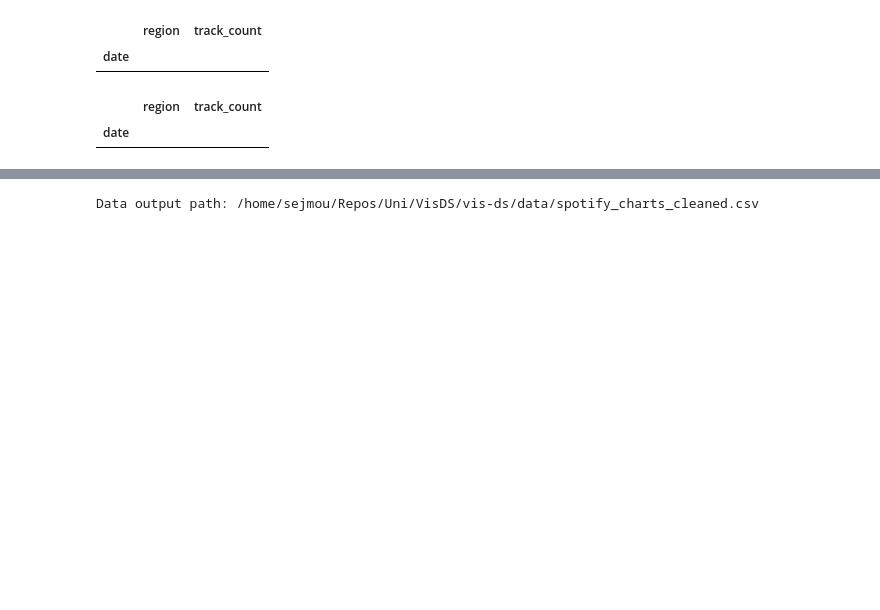
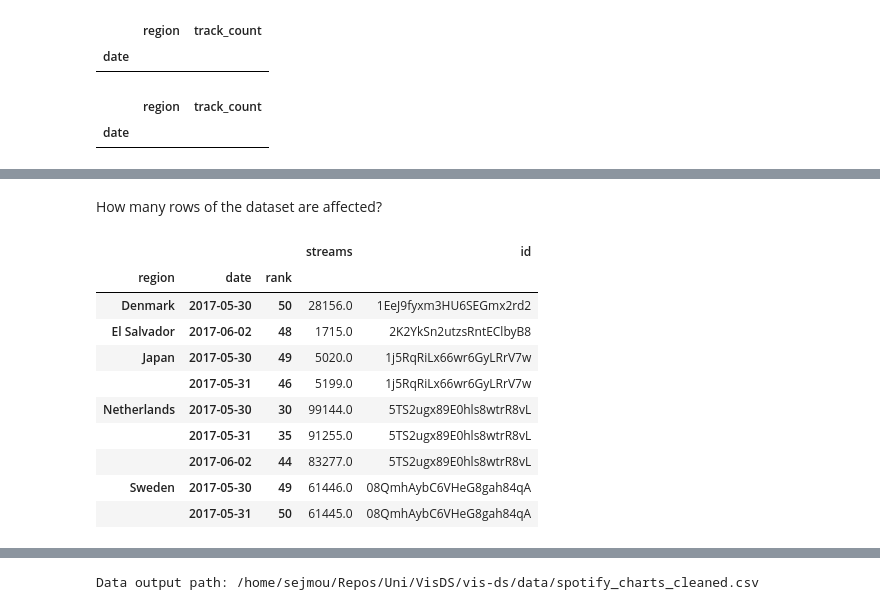
Before and after one commit to Sejmou/exploring-spotify-charts, a Jupyter notebook: data_exploration_and_crawling/spotify_charts_cleaned/merge_initial_subset_with_scraped.ipynb, the cells around one changed output, grey strips where cells are left out. Cells and saved outputs as stored; diff of their text form; code cells hidden in the pictures; blank space fills up the shorter version.

```diff
--- a/data_exploration_and_crawling/spotify_charts_cleaned/merge_initial_subset_with_scraped.ipynb
+++ b/data_exploration_and_crawling/spotify_charts_cleaned/merge_initial_subset_with_scraped.ipynb
@@ -1321,0 +1360,16 @@ final_data
+# %% [markdown]
+How many rows of the dataset are affected?
+# %%
+final_data[final_data.id.isin(new_track_ids)]
+# %% [output]
+|  |  |  | streams | id |
+| region | date | rank |  |  |
+| Denmark | 2017-05-30 | 50 | 28156.0 | 1EeJ9fyxm3HU6SEGmx2rd2 |
+| El Salvador | 2017-06-02 | 48 | 1715.0 | 2K2YkSn2utzsRntEClbyB8 |
+| Japan | 2017-05-30 | 49 | 5020.0 | 1j5RqRiLx66wr6GyLRrV7w |
+|  | 2017-05-31 | 46 | 5199.0 | 1j5RqRiLx66wr6GyLRrV7w |
+| Netherlands | 2017-05-30 | 30 | 99144.0 | 5TS2ugx89E0hls8wtrR8vL |
+|  | 2017-05-31 | 35 | 91255.0 | 5TS2ugx89E0hls8wtrR8vL |
+|  | 2017-06-02 | 44 | 83277.0 | 5TS2ugx89E0hls8wtrR8vL |
+| Sweden | 2017-05-30 | 49 | 61446.0 | 08QmhAybC6VHeG8gah84qA |
+|  | 2017-05-31 | 50 | 61445.0 | 08QmhAybC6VHeG8gah84qA |
```
Also changed, not shown: parts of 43 cells of this notebook, 1 other file.
